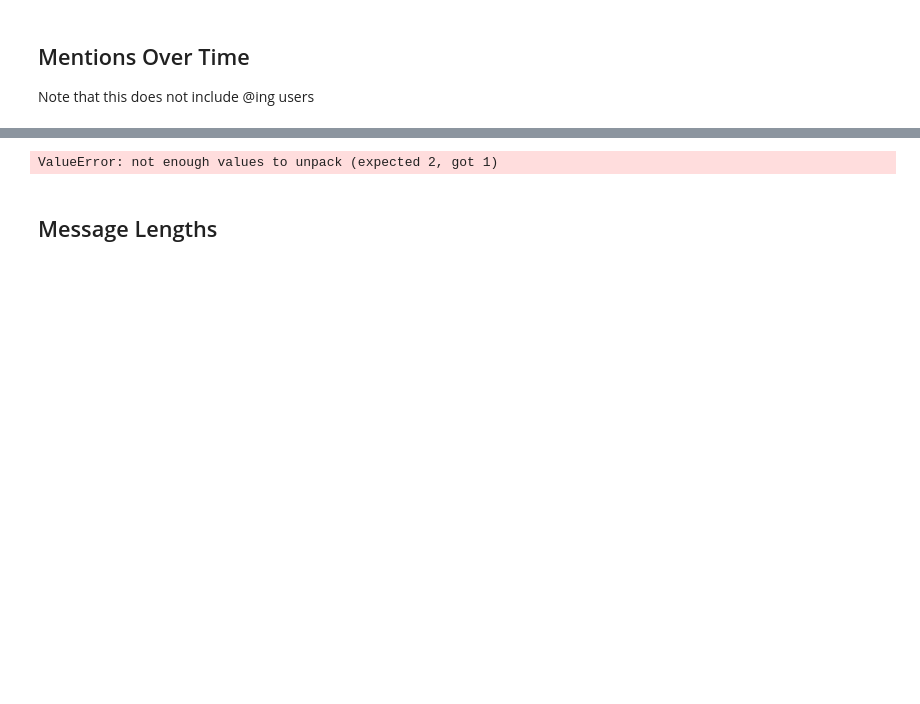
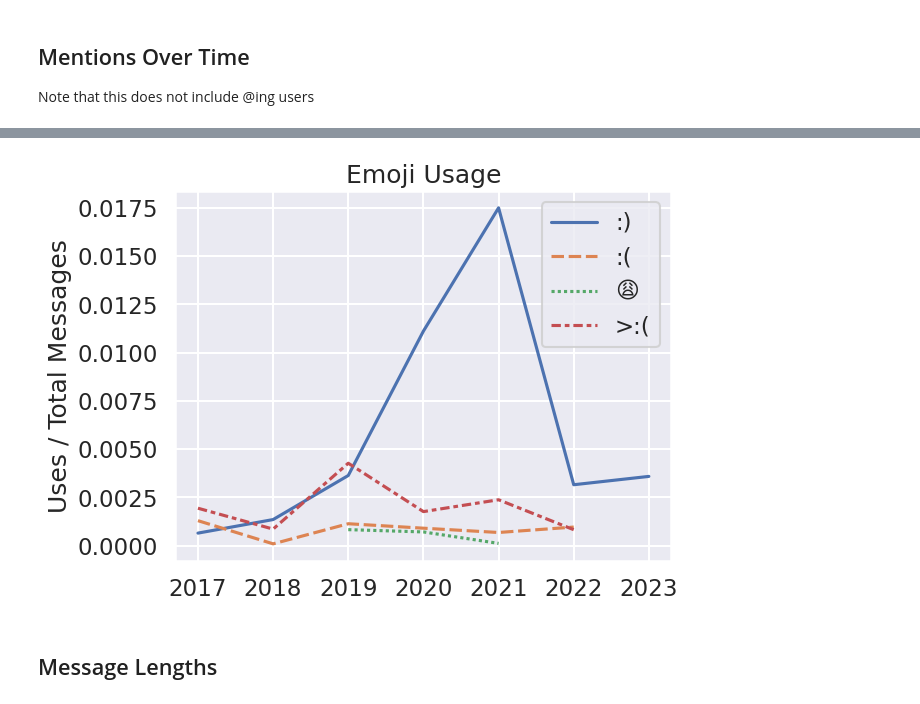
Before and after one commit to codekisser/discord-data-analyzer, a Jupyter notebook: analyzer.ipynb, the cells around one changed output, grey strips where cells are left out. Saved outputs shown, nothing was run; the diff lists cells and outputs as text; code cells hidden in the pictures; blank space fills up the shorter version.

Commit message:
Fix emoji

```diff
--- a/analyzer.ipynb
+++ b/analyzer.ipynb
@@ -325,16 +330,18 @@ ax.set(title="Keyword Mentions");
 # %%
 emojis = {
-    "🙂": ":[\\s\\-]?)😀|😃|😄|😆|🙂",
-    "": "",
-    "😩": "😩"
+    ":)": ":\\)|😀|😃|😄|😆|🙂",
+    ":(": "[^>]:\\(|☹|🙁|😟|😥|😢|;\\-;",
+    "😩": "😩",
+    ">:(": ">:\\("
 }
-emoji_usage = {k: get_mentions_timeseries(df, v)[0] for k, v in emojis }
-res = pd.concat(emoji_usage.values(), keys=keywords, axis=1)
-res.sort_index(inplace=True)
+emoji_usage = {k: get_mentions_timeseries(df, v)[0] for k, v in emojis.items() }
+res = pd.concat(emoji_usage.values(), keys=emojis, axis=1)
+messages_sent_per_year = pd.Series({y: (df['Timestamp'].dt.year == y).sum() for y in res.index})
+res = res.div(messages_sent_per_year, axis='index')
 ax = sns.lineplot(res)
-ax.set(title="Mentions over time", ylabel="# Mentions");
+ax.set(title="Emoji Usage", ylabel="Uses / Total Messages");
 # %% [output]
-ValueError: not enough values to unpack (expected 2, got 1)
+[figure, added]
 # %% [markdown]
 ## Message Lengths
 # %%
```
Also changed, not shown: parts of 5 cells of this notebook.
